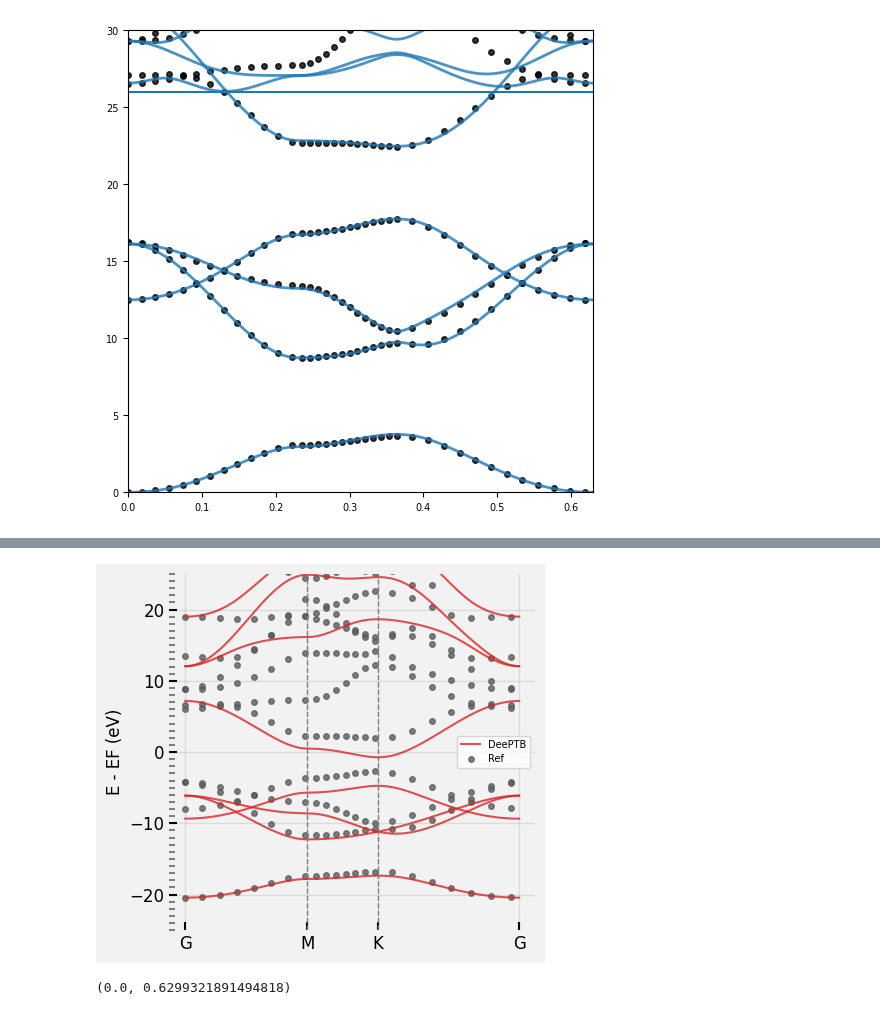
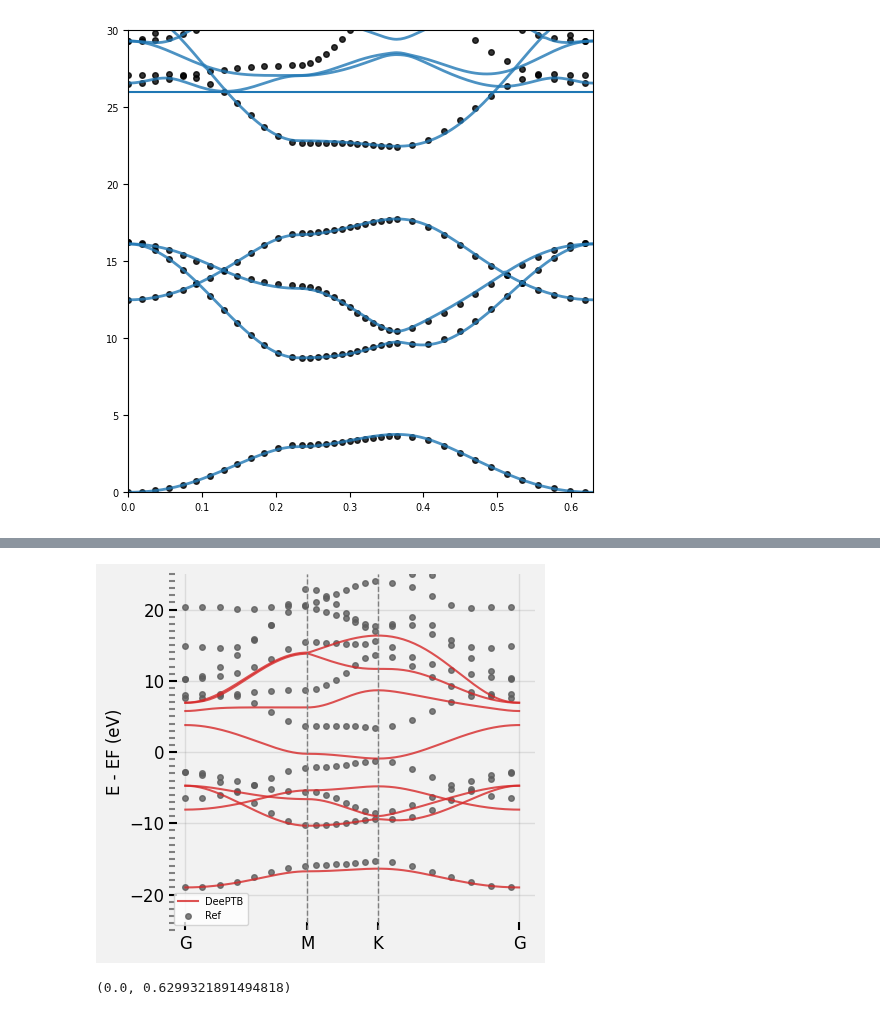
Before and after one commit to deepmodeling/DeePTB, a Jupyter notebook: examples/hBN_dftb/band_plot.ipynb, the cells around one changed output, grey strips where cells are left out. Saved outputs shown, nothing was run; the diff lists cells and outputs as text; code cells hidden in the pictures.

```diff
--- a/examples/hBN_dftb/band_plot.ipynb
+++ b/examples/hBN_dftb/band_plot.ipynb
@@ -70,7 +70,8 @@ from dptb.utils.tools import j_loader
 import torch
 from dptb.postprocess.bandstructure.band import Band
 # %%
-sk_path = '/Users/aisiqg/Desktop/work/github/DeePTB/examples/slakos'
+#sk_path = './slakos/skparams.pth'
+sk_path = "/Users/aisiqg/Desktop/work/github/dftb_skfiles/ParameterSets/PRIOR/complete_set"
 basis = {'B':['2s','2p'],"N":["2s","2p"]}
 model = DFTBSK(basis=basis, skdata=sk_path,overlap=True)
 # %%
@@ -85,8 +86,8 @@ common_options={
             "seed": 42
     }
 model_options={
-        "dftb": {
-            "skdata":'/Users/aisiqg/Desktop/work/github/DeePTB/examples/slakos'
+        "dftbsk": {
+            "skdata":sk_path
         }
     }
 model = build_model(common_options=common_options, model_options=model_options)
@@ -96,26 +94,26 @@ model = build_model(common_options=common_options, model_options=model_options)
 # %%
 jdata = j_loader("./run/band.json")
 results_path = "./band_plot"
 kpath_kwargs = jdata["task_options"]
 stru_data = "./data/struct.vasp"
 AtomicData_options = {"r_max": 5.0, "oer_max":1.6, "pbc": True}
 structase = read(stru_data)
 #data = AtomicData.from_ase(structase, **AtomicData_options)
 #data = AtomicData.to_AtomicDataDict(data)
 #data = model.idp(data)
 bcal = Band(model=model,
             use_gui=False,
-            results_path=results_path,
+            results_path='./',
             device=model.device)
 eigenstatus = bcal.get_bands(data=stru_data,
                kpath_kwargs=kpath_kwargs,
                AtomicData_options=AtomicData_options)
 bcal.band_plot(ref_band = kpath_kwargs["ref_band"],
                E_fermi = -2,
                emin = -25,
                emax = 25)
 # %% [output]
-[figure, old version]
+[figure, new version]
 # %%
 import numpy as np
 import matplotlib.pyplot as plt
```
Also changed, not shown: parts of 2 cells of this notebook, 33 other files.
